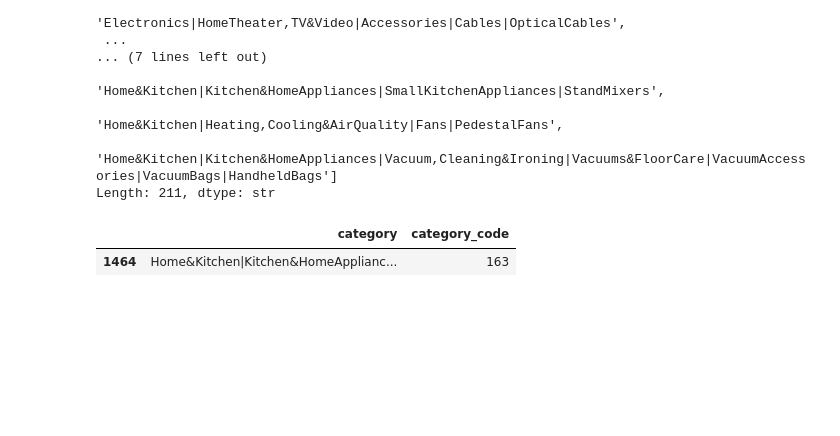
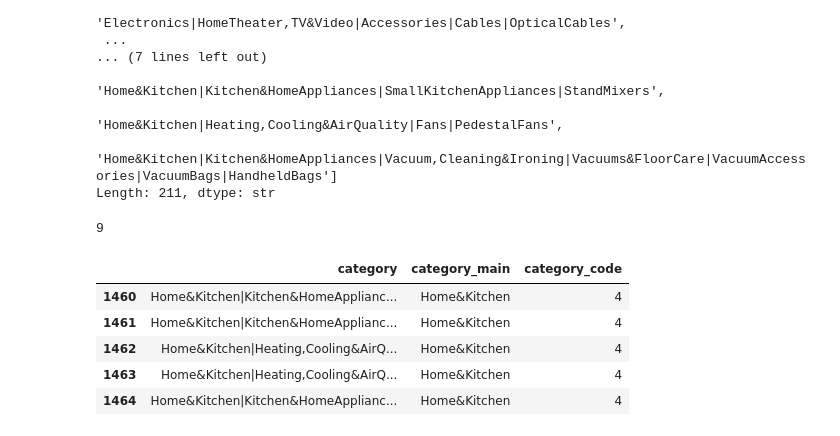
Before and after one commit to imgabrielas/Amazon-sales, a Jupyter notebook: amazon_sales.ipynb, the cells around one changed output. Saved outputs shown, nothing was run; the diff lists cells and outputs as text; code cells hidden in the pictures; blank space fills up the shorter version.

```diff
--- a/amazon_sales.ipynb
+++ b/amazon_sales.ipynb
@@ -127,7 +139,7 @@ Index(['product_id', 'product_name', 'category', 'discounted_price',
        'review_content', 'img_link', 'product_link'],
       dtype='str')
 # %%
-drop_col = ['img_link', 'product_link', 'user_id', 'user_name']
+drop_col = ['product_id', 'user_id', 'user_name', 'review_id', 'img_link', 'product_link']
 # %%
 df = df.drop(columns=drop_col)
 df.head()
@@ -158,11 +170,20 @@ df['category'].unique()
                                                                'Home&Kitchen|Heating,Cooling&AirQuality|Fans|PedestalFans',
  'Home&Kitchen|Kitchen&HomeAppliances|Vacuum,Cleaning&Ironing|Vacuums&FloorCare|VacuumAccessories|VacuumBags|HandheldBags']
 Length: 211, dtype: str
+# %%
+df['category_main'] = df['category'].str.split('|').str[0]
+df['category_main'].nunique()
+# %% [output]
+9
 # %%
-df['category_code'], category_mapping = pd.factorize(df['category'])
+df['category_code'], category_mapping = pd.factorize(df['category_main'])
 
-# category_mapping[code] gives back the original category string
-df[['category', 'category_code']].tail(1)
+# category_mapping[code] gives back the original top-level category string
+df[['category', 'category_main', 'category_code']].tail()
 # %% [output]
-|  | category | category_code |
-| 1464 | Home&Kitchen|Kitchen&HomeApplianc... | 163 |
+|  | category | category_main | category_code |
+| 1460 | Home&Kitchen|Kitchen&HomeApplianc... | Home&Kitchen | 4 |
+| 1461 | Home&Kitchen|Kitchen&HomeApplianc... | Home&Kitchen | 4 |
+| 1462 | Home&Kitchen|Heating,Cooling&AirQ... | Home&Kitchen | 4 |
+| 1463 | Home&Kitchen|Heating,Cooling&AirQ... | Home&Kitchen | 4 |
+| 1464 | Home&Kitchen|Kitchen&HomeApplianc... | Home&Kitchen | 4 |
```
Also changed, not shown: parts of 30 cells of this notebook, 2 other files.
